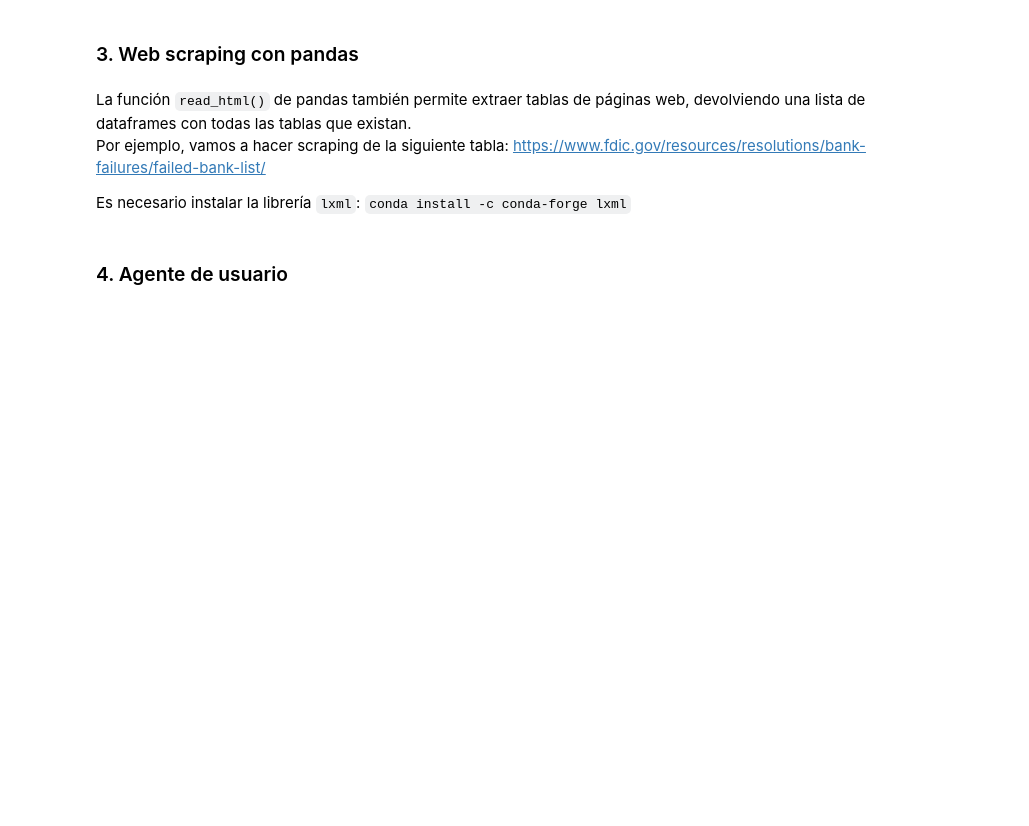
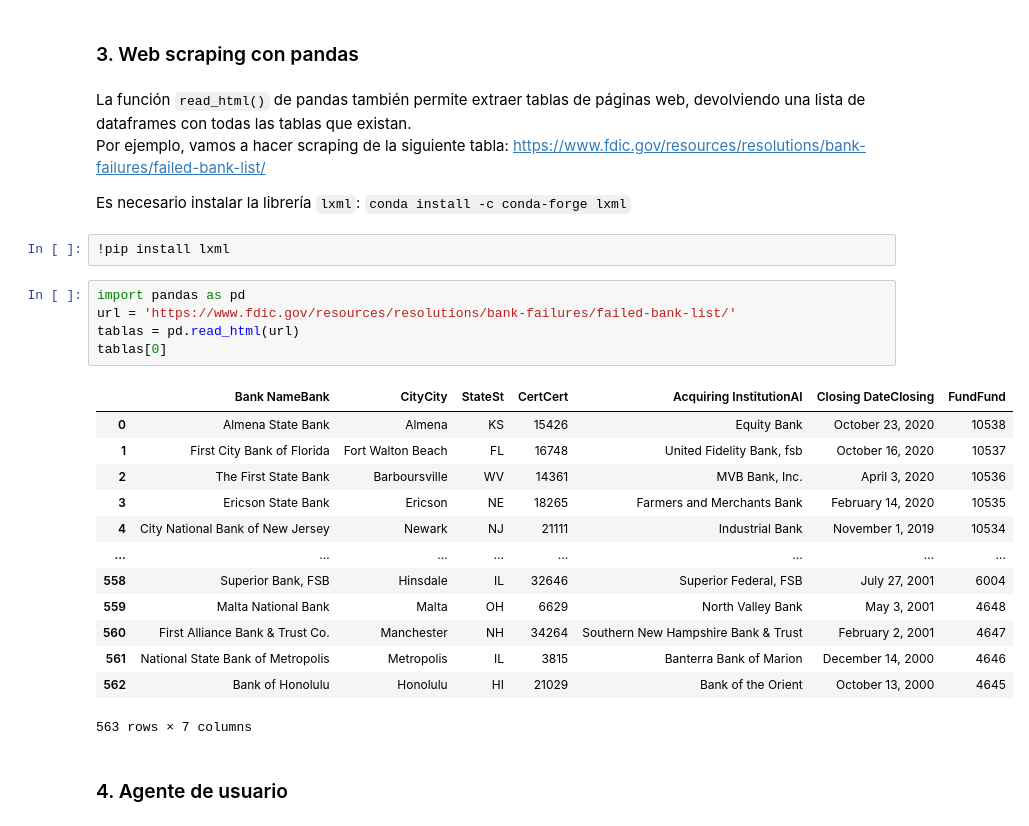
Before and after one commit to rafazamb/DS_PT_PR_SEP22, a Jupyter notebook: 02-Data_analysis/02-Procesos ETL/03-Web Scraping/Web Scraping.ipynb, the cells around one changed output. Drawn from its saved outputs; the diff is of its cells as text; blank space fills up the shorter version.

```diff
--- a/02-Data_analysis/02-Procesos ETL/03-Web Scraping/Web Scraping.ipynb
+++ b/02-Data_analysis/02-Procesos ETL/03-Web Scraping/Web Scraping.ipynb
@@ -87,6 +244,27 @@ La función `read_html()` de pandas también permite extraer tablas de páginas
 Por ejemplo, vamos a hacer scraping de la siguiente tabla: https://www.fdic.gov/resources/resolutions/bank-failures/failed-bank-list/
 
 Es necesario instalar la librería `lxml`: `conda install -c conda-forge lxml`
+# %%
+!pip install lxml
+# %%
+import pandas as pd
+url = 'https://www.fdic.gov/resources/resolutions/bank-failures/failed-bank-list/'
+tablas = pd.read_html(url)
+tablas[0]
+# %% [output]
+|  | Bank NameBank | CityCity | StateSt | CertCert | Acquiring InstitutionAI | Closing DateClosing | FundFund |
+| 0 | Almena State Bank | Almena | KS | 15426 | Equity Bank | October 23, 2020 | 10538 |
+| 1 | First City Bank of Florida | Fort Walton Beach | FL | 16748 | United Fidelity Bank, fsb | October 16, 2020 | 10537 |
+| 2 | The First State Bank | Barboursville | WV | 14361 | MVB Bank, Inc. | April 3, 2020 | 10536 |
+| 3 | Ericson State Bank | Ericson | NE | 18265 | Farmers and Merchants Bank | February 14, 2020 | 10535 |
+| 4 | City National Bank of New Jersey | Newark | NJ | 21111 | Industrial Bank | November 1, 2019 | 10534 |
+| ... | ... | ... | ... | ... | ... | ... | ... |
+| 558 | Superior Bank, FSB | Hinsdale | IL | 32646 | Superior Federal, FSB | July 27, 2001 | 6004 |
+| 559 | Malta National Bank | Malta | OH | 6629 | North Valley Bank | May 3, 2001 | 4648 |
+| 560 | First Alliance Bank & Trust Co. | Manchester | NH | 34264 | Southern New Hampshire Bank & Trust | February 2, 2001 | 4647 |
+| 561 | National State Bank of Metropolis | Metropolis | IL | 3815 | Banterra Bank of Marion | December 14, 2000 | 4646 |
+| 562 | Bank of Honolulu | Honolulu | HI | 21029 | Bank of the Orient | October 13, 2000 | 4645 |
+563 rows × 7 columns
 # %% [markdown]
 ### 4. Agente de usuario
 # %% [markdown]
```
Also changed, not shown: parts of 42 cells of this notebook.
